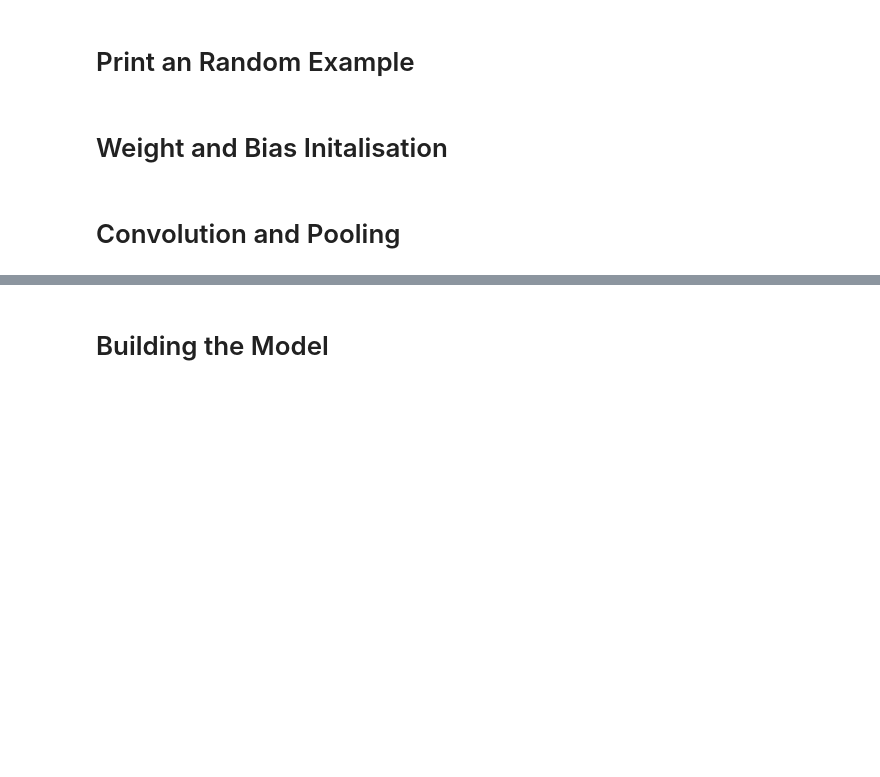
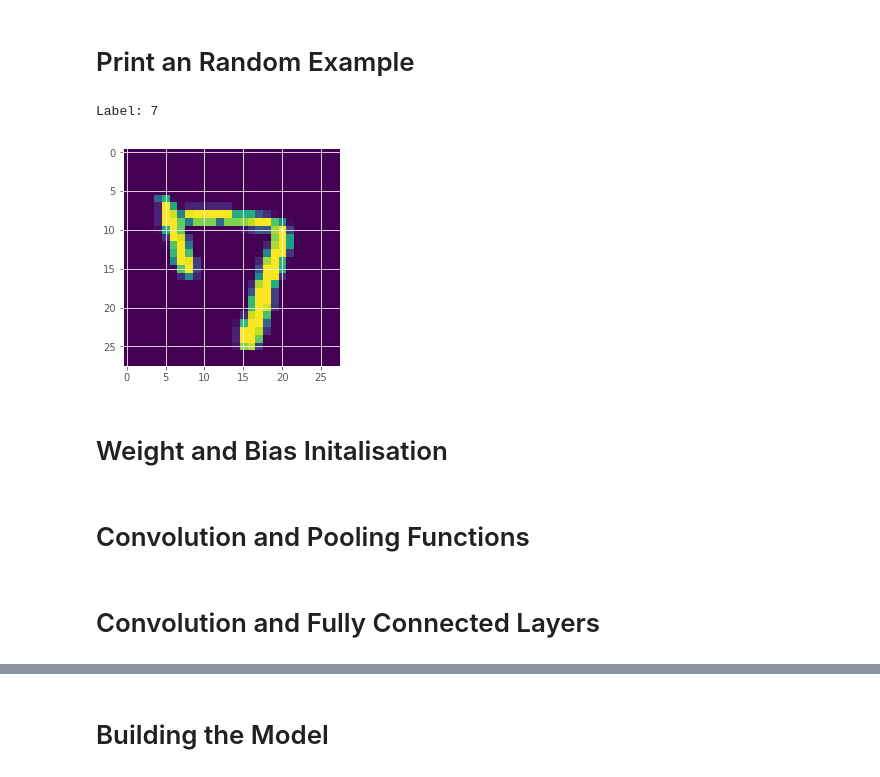
Before and after one commit to ppyht2/tf-exercise, a Jupyter notebook: ex4. MNIST Deep/Deep_MNIST.ipynb, the cells around one changed output, grey strips where cells are left out. Cells and saved outputs as stored; diff of their text form; code cells hidden in the pictures; blank space fills up the shorter version.

```diff
--- a/ex4. MNIST Deep/Deep_MNIST.ipynb
+++ b/ex4. MNIST Deep/Deep_MNIST.ipynb
@@ -19,9 +28,11 @@ print('Test Set Size: {}' .format(len(mnist.test.images)))
 # %%
 randi = np.random.randint(len(mnist.train.images))
 plt.imshow(mnist.train.images[randi].reshape(28,28))
-for i in range(0,9):
-    if mnist.train.labels[randi][i]==1:
-        print('Label: {}' .format(i))
+label = np.where(mnist.train.labels[randi]==1)
+print('Label: {}' .format(int(label[0])))
+# %% [output]
+Label: 7
+[figure, added]
 # %% [markdown]
 # Weight and Bias Initalisation
 # %%
@@ -33,10 +44,12 @@ def bias_init(shape):
     initial = tf.constant(0.1, shape=shape)
     return tf.Variable(initial)
 # %% [markdown]
-# Convolution and Pooling
+# Convolution and Pooling Functions
 # %%
 def conv2d(x, W):
     return tf.nn.conv2d(x,W, strides=[1,1,1,1], padding='SAME')
 
 def max_pooling_2x2(x):
     return tf.nn.max_pool(x, ksize=[1,2,2,1], strides=[1,2,2,1], padding='SAME')
+# %% [markdown]
+# Convolution and Fully Connected Layers
```
Also changed, not shown: parts of 15 cells of this notebook, 6 other files.
